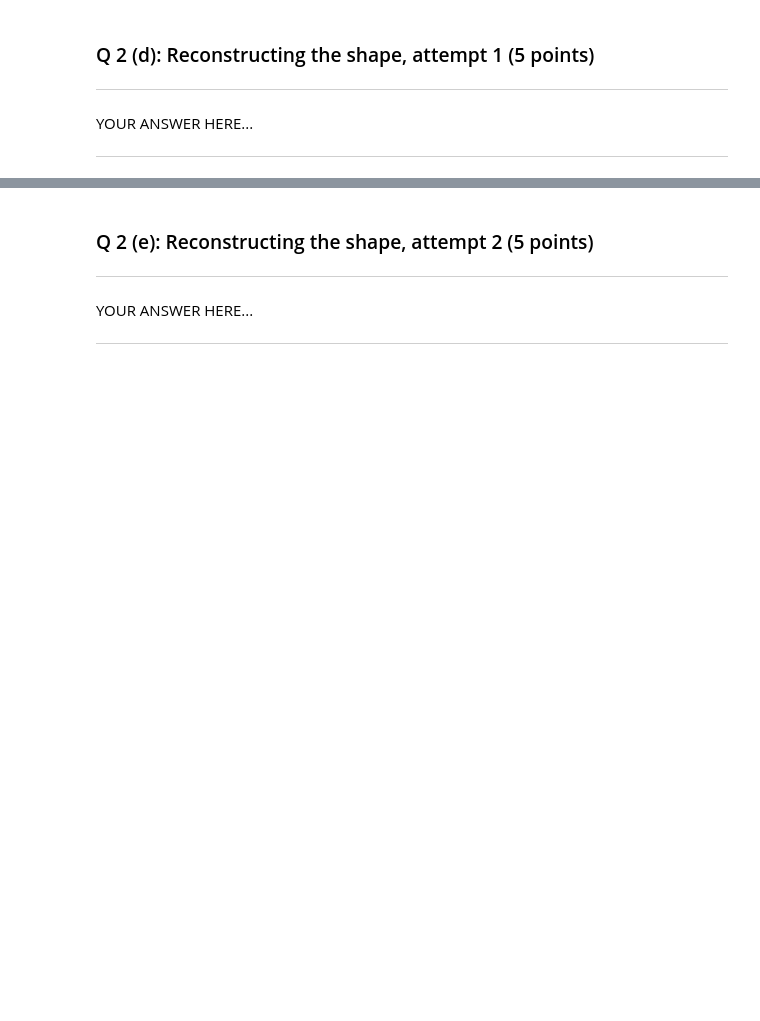
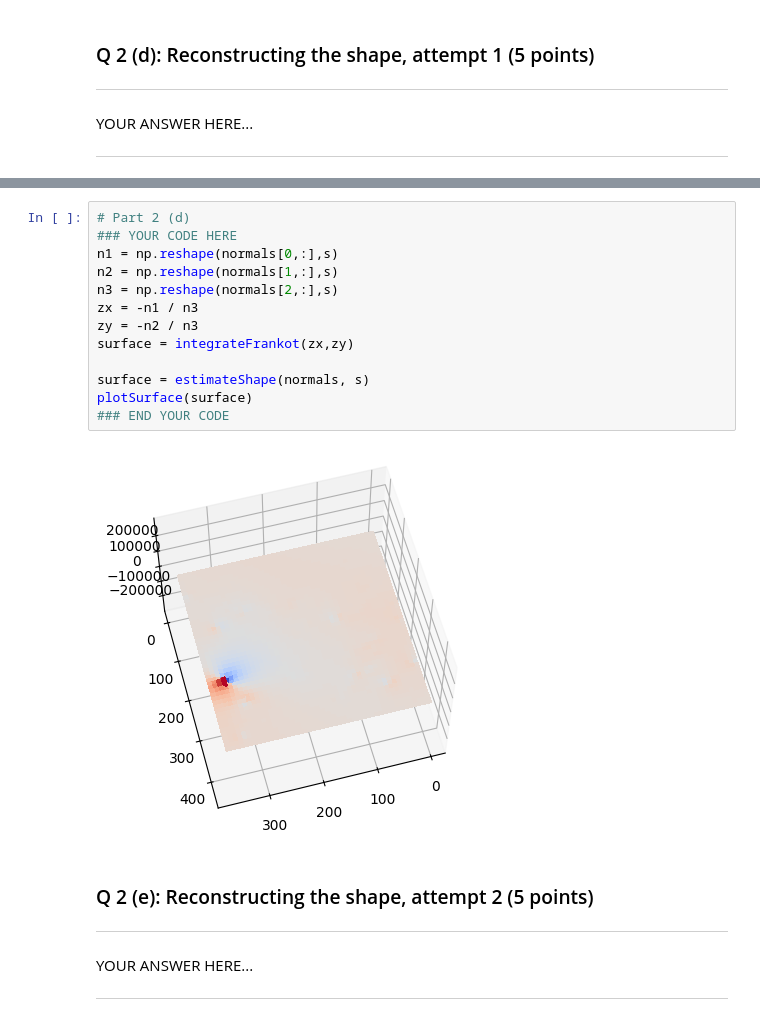
Before and after one commit to IanKrause/computer-vision, a Jupyter notebook: hw6/HW6_ikrause.ipynb, the cells around one changed output, grey strips where cells are left out. Cells and saved outputs as stored; diff of their text form; blank space fills up the shorter version.

```diff
--- a/hw6/HW6_ikrause.ipynb
+++ b/hw6/HW6_ikrause.ipynb
@@ -656,3 +670,18 @@ YOUR ANSWER HERE...
+# %%
+# Part 2 (d)
+### YOUR CODE HERE
+n1 = np.reshape(normals[0,:],s)
+n2 = np.reshape(normals[1,:],s)
+n3 = np.reshape(normals[2,:],s)
+zx = -n1 / n3
+zy = -n2 / n3
+surface = integrateFrankot(zx,zy)
+
+surface = estimateShape(normals, s)
+plotSurface(surface)
+### END YOUR CODE
+# %% [output]
+[figure, added]
 # %% [markdown]
 ### Q 2 (e): Reconstructing the shape, attempt 2 (5 points)
 
```
Also changed, not shown: parts of 4 cells of this notebook, 1 other file.
